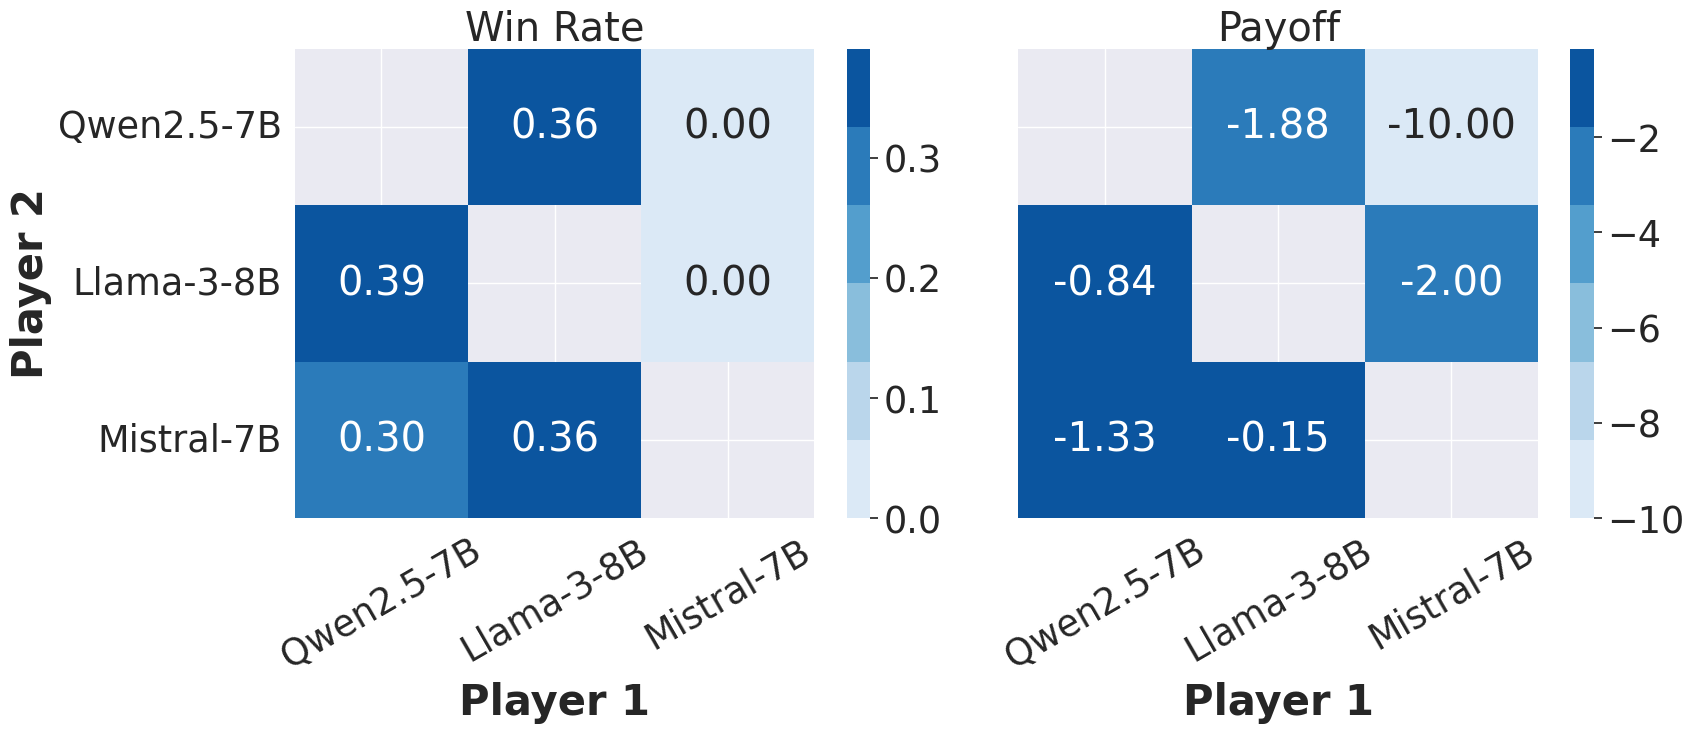
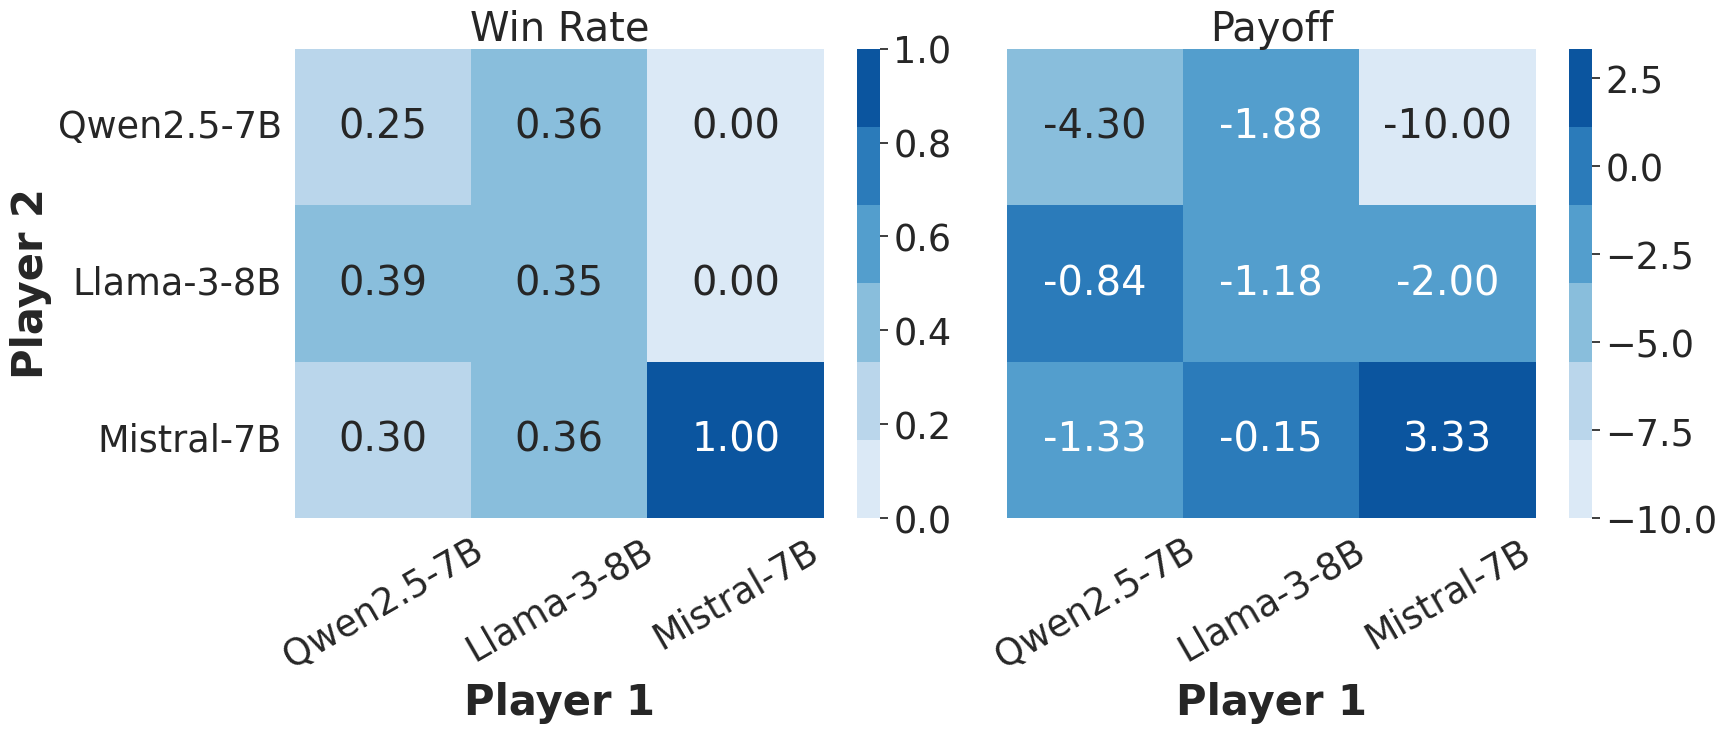
Code edit (unified diff) that turned the first committed figure into the second:
--- before
+++ after
@@ -5,7 +5,6 @@
 local = aggregated.pivot(index="model_2", columns="model_1", values="win_2")
 local = local.reindex(AGENTS_CLEAN_NAMES, axis=1).reindex(AGENTS_CLEAN_NAMES)
-mask = np.eye(len(AGENTS_CLEAN_NAMES), dtype=bool)
 
-p1 = sns.heatmap(local, annot=True, mask=mask, fmt=".2f", cmap=colormap, ax=axs[0])
+p1 = sns.heatmap(local, annot=True, fmt=".2f", cmap=colormap, ax=axs[0])
 p1.set_ylabel("Player 2", fontdict=dict(weight="bold", size=30))
 p1.set_xlabel("Player 1", fontdict=dict(weight="bold", size=30))
@@ -17,5 +16,5 @@
 local = local.reindex(AGENTS_CLEAN_NAMES, axis=1).reindex(AGENTS_CLEAN_NAMES)
 
-p2 = sns.heatmap(local, annot=True, mask=mask, fmt=".2f", cmap=colormap, ax=axs[1])
+p2 = sns.heatmap(local, annot=True, fmt=".2f", cmap=colormap, ax=axs[1])
 p2.set_ylabel("")
 p2.set_xlabel("Player 1", fontdict=dict(weight="bold", size=30))

Commit: Removed masked matrices